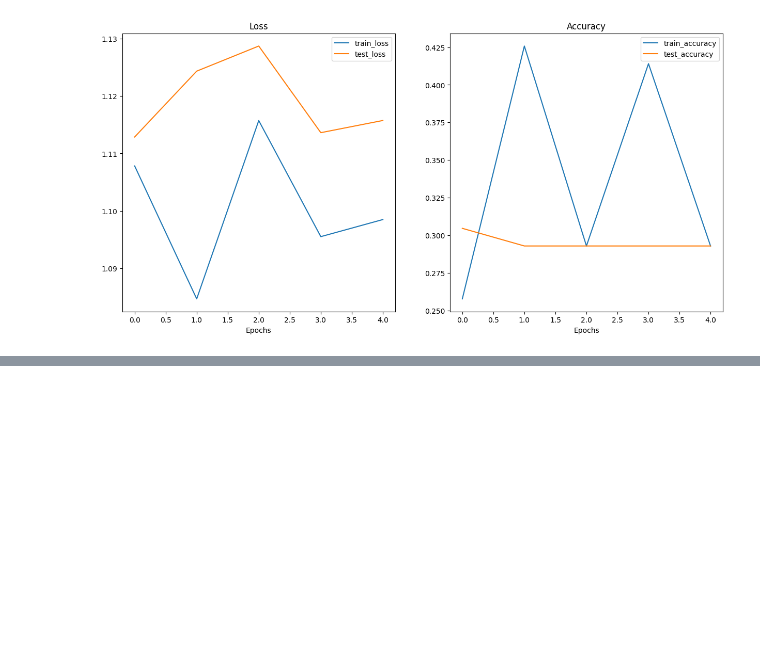
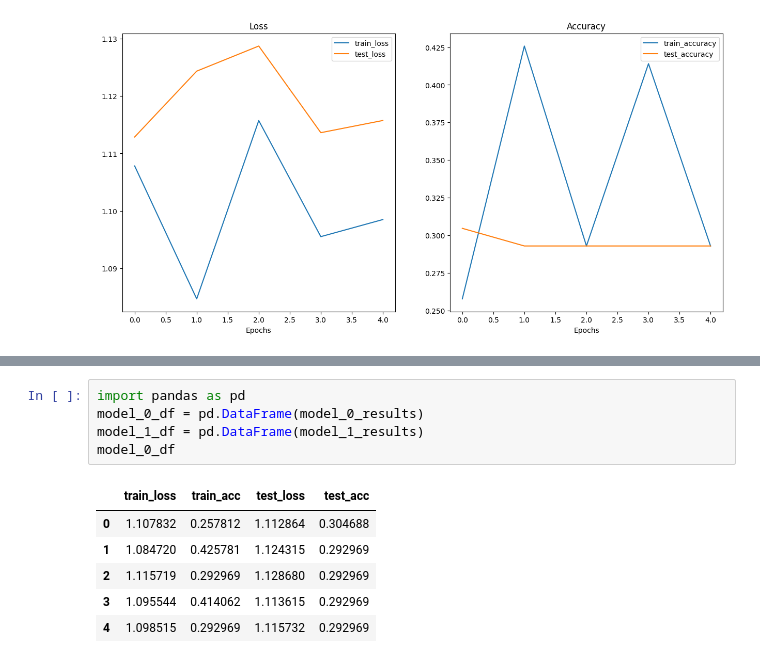
Before and after one commit to MD-SHAKIB/PyTorch_Practice, a Jupyter notebook: pytorch_project/04.pytorch_custom_datasets.ipynb, the cells around one changed output, grey strips where cells are left out. Saved outputs shown, nothing was run; the diff lists cells and outputs as text; blank space fills up the shorter version.

```diff
--- a/pytorch_project/04.pytorch_custom_datasets.ipynb
+++ b/pytorch_project/04.pytorch_custom_datasets.ipynb
@@ -1064,0 +1201,12 @@ plot_loss_curves(model_0_results)
+# %%
+import pandas as pd
+model_0_df = pd.DataFrame(model_0_results)
+model_1_df = pd.DataFrame(model_1_results)
+model_0_df
+# %% [output]
+|  | train_loss | train_acc | test_loss | test_acc |
+| 0 | 1.107832 | 0.257812 | 1.112864 | 0.304688 |
+| 1 | 1.084720 | 0.425781 | 1.124315 | 0.292969 |
+| 2 | 1.115719 | 0.292969 | 1.128680 | 0.292969 |
+| 3 | 1.095544 | 0.414062 | 1.113615 | 0.292969 |
+| 4 | 1.098515 | 0.292969 | 1.115732 | 0.292969 |
```
Also changed, not shown: parts of 15 cells of this notebook.
